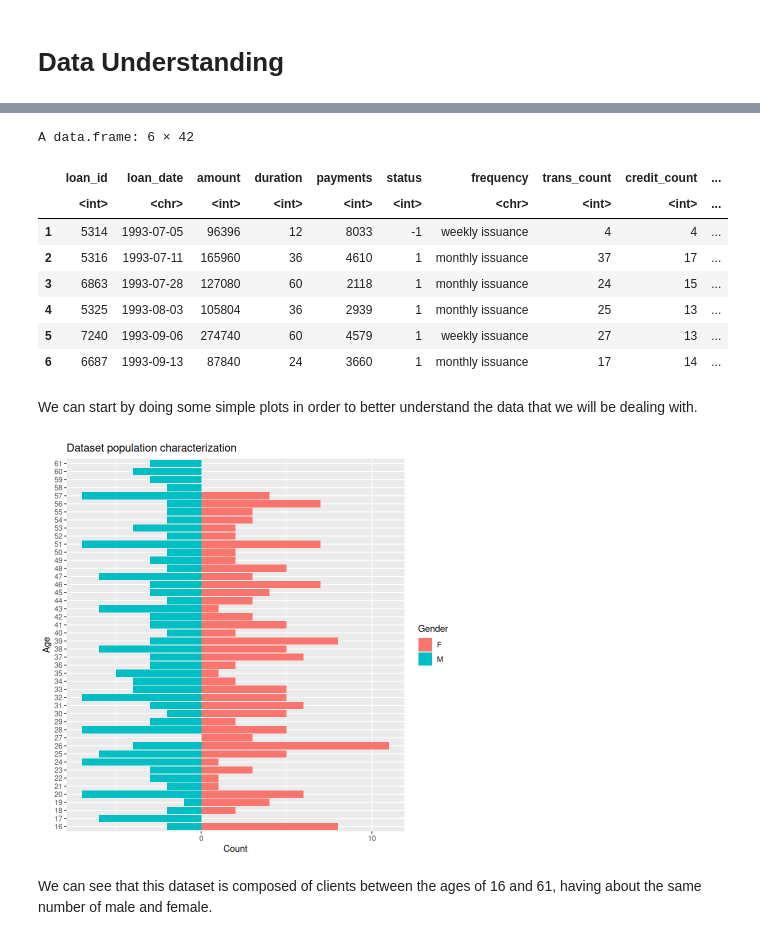
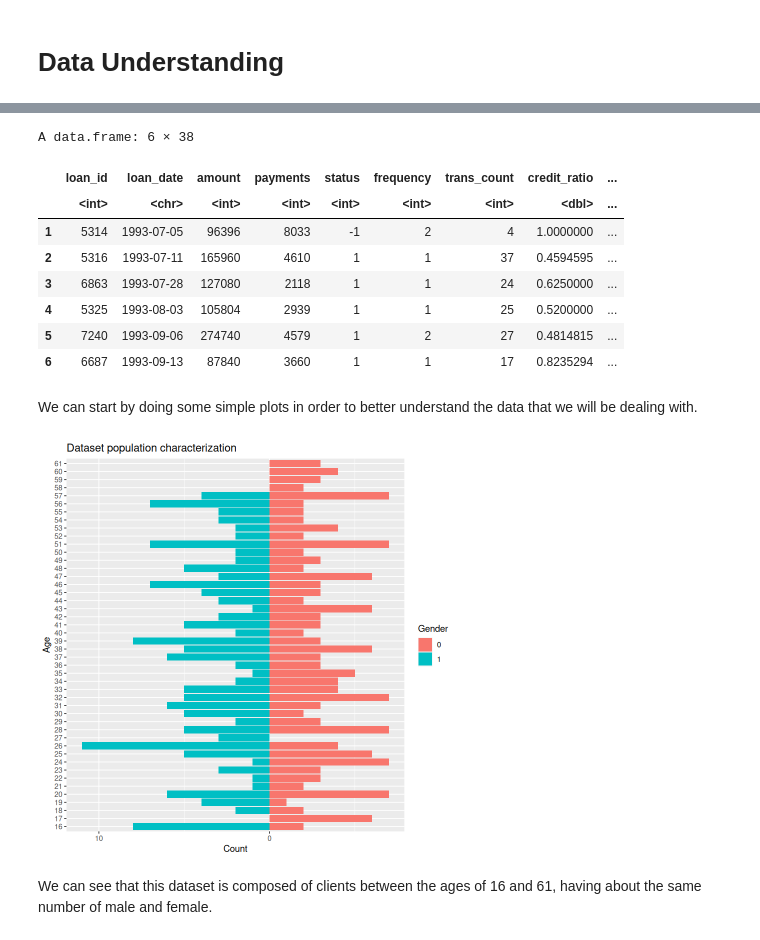
Before and after one commit to 1Krypt0/FEUP-AC-PROJ, a Jupyter notebook: docs/data-understanding.ipynb, the cells around one changed output, grey strips where cells are left out. Saved outputs shown, nothing was run; the diff lists cells and outputs as text; code cells hidden in the pictures.

```diff
--- a/docs/data-understanding.ipynb
+++ b/docs/data-understanding.ipynb
@@ -25,28 +10,28 @@ corrplot 0.92 loaded
 # %%
-data <- read.csv("../data/dataframe.csv")
+data <- read.csv("../data/train.csv")
 # %%
 head(data)
 # %% [output]
-A data.frame: 6 × 42
+A data.frame: 6 × 38
-|  | loan_id | loan_date | amount | duration | payments | status | frequency | trans_count | credit_count | ... |
-|  | <int> | <chr> | <int> | <int> | <int> | <int> | <chr> | <int> | <int> | ... |
-| 1 | 5314 | 1993-07-05 | 96396 | 12 | 8033 | -1 | weekly issuance | 4 | 4 | ... |
-| 2 | 5316 | 1993-07-11 | 165960 | 36 | 4610 | 1 | monthly issuance | 37 | 17 | ... |
-| 3 | 6863 | 1993-07-28 | 127080 | 60 | 2118 | 1 | monthly issuance | 24 | 15 | ... |
-| 4 | 5325 | 1993-08-03 | 105804 | 36 | 2939 | 1 | monthly issuance | 25 | 13 | ... |
-| 5 | 7240 | 1993-09-06 | 274740 | 60 | 4579 | 1 | weekly issuance | 27 | 13 | ... |
-| 6 | 6687 | 1993-09-13 | 87840 | 24 | 3660 | 1 | monthly issuance | 17 | 14 | ... |
+|  | loan_id | loan_date | amount | payments | status | frequency | trans_count | credit_ratio | ... |
+|  | <int> | <chr> | <int> | <int> | <int> | <int> | <int> | <dbl> | ... |
+| 1 | 5314 | 1993-07-05 | 96396 | 8033 | -1 | 2 | 4 | 1.0000000 | ... |
+| 2 | 5316 | 1993-07-11 | 165960 | 4610 | 1 | 1 | 37 | 0.4594595 | ... |
+| 3 | 6863 | 1993-07-28 | 127080 | 2118 | 1 | 1 | 24 | 0.6250000 | ... |
+| 4 | 5325 | 1993-08-03 | 105804 | 2939 | 1 | 1 | 25 | 0.5200000 | ... |
+| 5 | 7240 | 1993-09-06 | 274740 | 4579 | 1 | 2 | 27 | 0.4814815 | ... |
+| 6 | 6687 | 1993-09-13 | 87840 | 3660 | 1 | 1 | 17 | 0.8235294 | ... |
 # %% [markdown]
 We can start by doing some simple plots in order to better understand the data that we will be dealing with.
 # %%
 ggplot(data=data,aes(x=as.factor(client_age),fill=as.factor(gender))) +
-  geom_bar(data=subset(data,gender=="F")) +
-  geom_bar(data=subset(data,gender=="M"),aes(y=after_stat(count)*(-1))) +
+  geom_bar(data=subset(data,gender=="0")) +
+  geom_bar(data=subset(data,gender=="1"),aes(y=after_stat(count)*(-1))) +
   scale_y_continuous(breaks=seq(-40,40,10),labels=abs(seq(-40,40,10))) +
   labs(fill="Gender", x="Age", y="Count", title="Dataset population characterization") +
   coord_flip()
 # %% [output]
-[figure, old version]
+[figure, new version]
 # %% [markdown]
 We can see that this dataset is composed of clients between the ages of 16 and 61, having about the same number of male and female.
 # %% [markdown]
```
Also changed, not shown: parts of 5 cells of this notebook, 1 other file.
